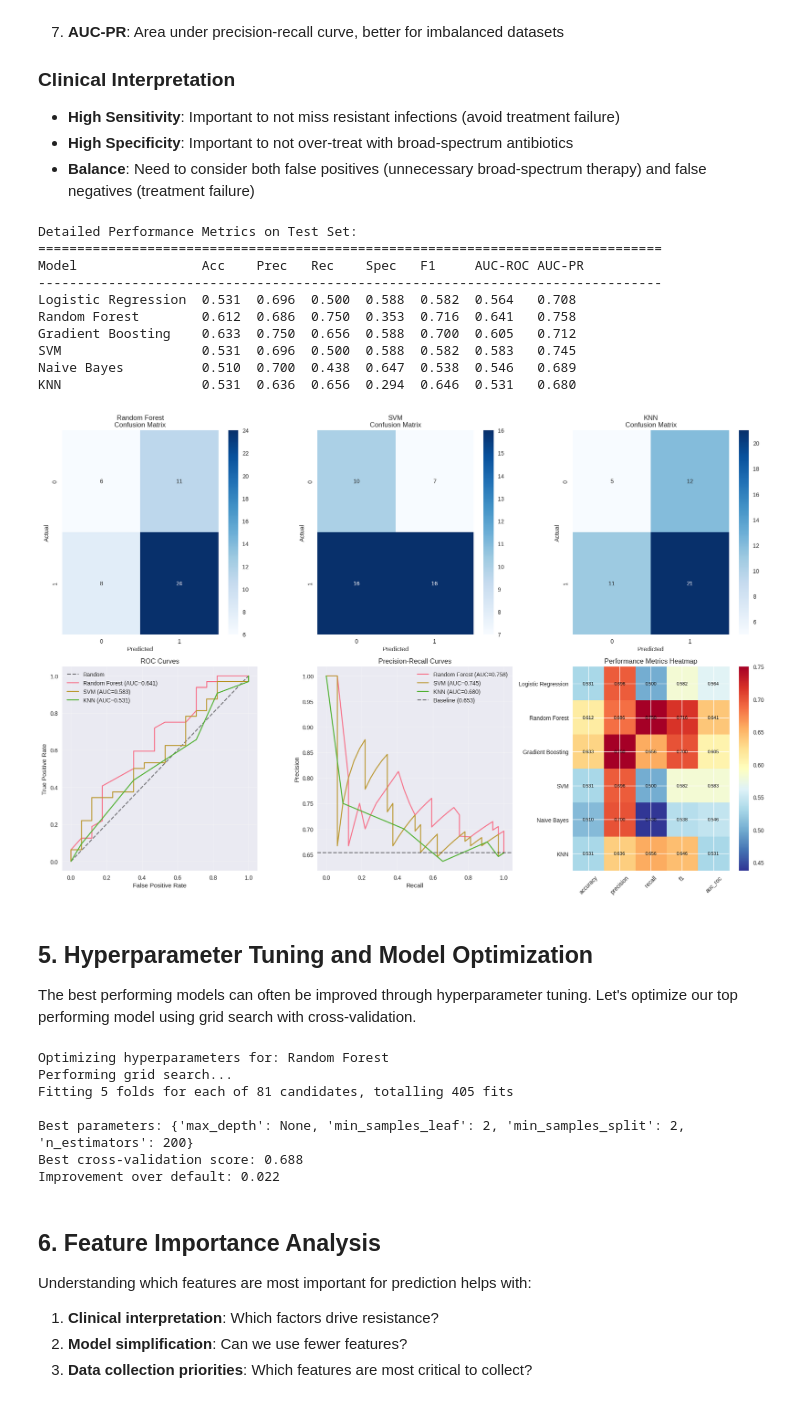
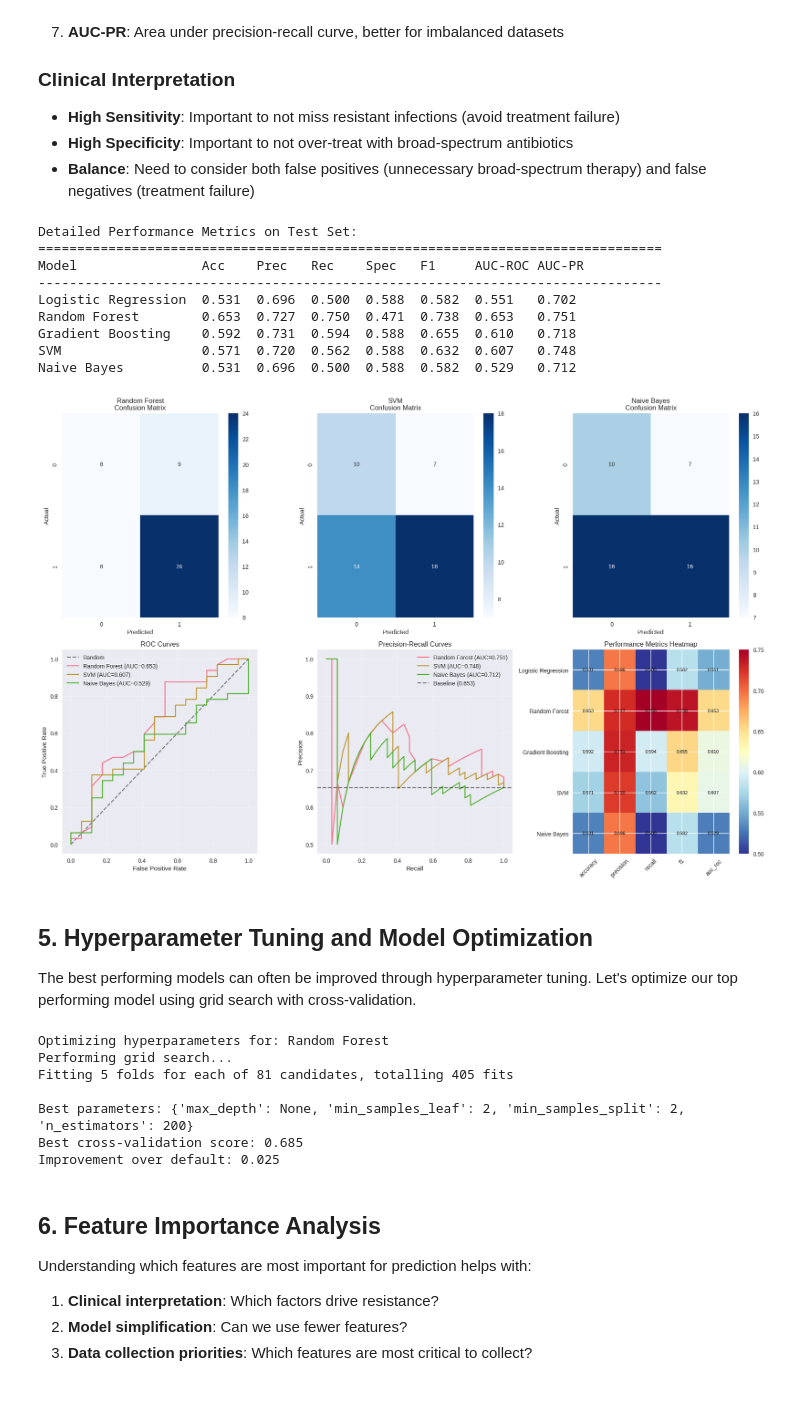
Before and after one commit to JP-GMT/ESCMID_AI_COURSE_2025, a Jupyter notebook: DAY_2/NOTEBOOK/ESCMID_COURSE_DAY_2.ipynb, the cells around one changed output. Cells and saved outputs as stored; diff of their text form; code cells hidden in the pictures.

```diff
--- a/DAY_2/NOTEBOOK/ESCMID_COURSE_DAY_2.ipynb
+++ b/DAY_2/NOTEBOOK/ESCMID_COURSE_DAY_2.ipynb
@@ -300,7 +300,9 @@ Pandas provides a convenient `get_dummies()` function that automatically:
 - Keeps numerical columns unchanged
 # %%
 # Apply one-hot encoding to convert categorical variables to numerical format
-features_encoded = pd.get_dummies(features)
+# note that we are undertaking "drop_first" so that we don't have redundant variables in the table
+# e.g., male = 1, female = 0 --> we can drop one of these variables, as you can't be both!
+features_encoded = pd.get_dummies(features, drop_first=True)
 
 print(f"Original features shape: {features.shape}")
 print(f"Encoded features shape: {features_encoded.shape}")
@@ -445,8 +447,7 @@ models = {
     'Random Forest': RandomForestClassifier(class_weight='balanced', random_state=42, n_estimators=100),
     'Gradient Boosting': GradientBoostingClassifier(random_state=42, n_estimators=100),
     'SVM': SVC(class_weight='balanced', random_state=42, probability=True),
-    'Naive Bayes': GaussianNB(),
-    'KNN': KNeighborsClassifier(n_neighbors=5)
+    'Naive Bayes': GaussianNB()
 }
 
 # For algorithms that benefit from feature scaling
@@ -491,7 +491,7 @@ print("-" * 60)
 
 for name, model in models.items():
     # Use scaled features for algorithms that benefit from it
-    if name in ['Logistic Regression', 'SVM', 'KNN', 'Naive Bayes']:
+    if name in ['Logistic Regression', 'SVM', 'Naive Bayes']:
         X_input = X_scaled
     else:
         X_input = X
@@ -590,7 +588,7 @@ detailed_results = {}
 
 for name, model in models.items():
     # Select appropriate input data
-    if name in ['Logistic Regression', 'SVM', 'KNN', 'Naive Bayes']:
+    if name in ['Logistic Regression', 'SVM', 'Naive Bayes']:
         X_train_input = X_train_scaled
         X_test_input = X_test_scaled
     else:
@@ -637,12 +635,11 @@ Detailed Performance Metrics on Test Set:
 ================================================================================
 Model                Acc    Prec   Rec    Spec   F1     AUC-ROC AUC-PR
 --------------------------------------------------------------------------------
-Logistic Regression  0.531  0.696  0.500  0.588  0.582  0.564   0.708
-Random Forest        0.612  0.686  0.750  0.353  0.716  0.641   0.758
-Gradient Boosting    0.633  0.750  0.656  0.588  0.700  0.605   0.712
-SVM                  0.531  0.696  0.500  0.588  0.582  0.583   0.745
-Naive Bayes          0.510  0.700  0.438  0.647  0.538  0.546   0.689
-KNN                  0.531  0.636  0.656  0.294  0.646  0.531   0.680
+Logistic Regression  0.531  0.696  0.500  0.588  0.582  0.551   0.702
+Random Forest        0.653  0.727  0.750  0.471  0.738  0.653   0.751
+Gradient Boosting    0.592  0.731  0.594  0.588  0.655  0.610   0.718
+SVM                  0.571  0.720  0.562  0.588  0.632  0.607   0.748
+Naive Bayes          0.531  0.696  0.500  0.588  0.582  0.529   0.712
 # %%
 # Create comprehensive visualization of model performance
 fig, axes = plt.subplots(2, 3, figsize=(18, 12))
@@ -652,7 +649,7 @@ top_3_models = [name for name, _, _ in model_ranking[:3]]
 
 for i, model_name in enumerate(top_3_models):
     model = models[model_name]
-    if model_name in ['Logistic Regression', 'SVM', 'KNN', 'Naive Bayes']:
+    if model_name in ['Logistic Regression', 'SVM', 'Naive Bayes']:
         X_train_input = X_train_scaled
         X_test_input = X_test_scaled
     else:
@@ -672,7 +669,7 @@ for i, model_name in enumerate(top_3_models):
 axes[1, 0].plot([0, 1], [0, 1], 'k--', alpha=0.5, label='Random')
 for model_name in top_3_models:
     model = models[model_name]
-    if model_name in ['Logistic Regression', 'SVM', 'KNN', 'Naive Bayes']:
+    if model_name in ['Logistic Regression', 'SVM', 'Naive Bayes']:
         X_test_input = X_test_scaled
     else:
         X_test_input = X_test
@@ -692,7 +689,7 @@ axes[1, 0].grid(True, alpha=0.3)
 # 3. Precision-Recall curves
 for model_name in top_3_models:
     model = models[model_name]
-    if model_name in ['Logistic Regression', 'SVM', 'KNN', 'Naive Bayes']:
+    if model_name in ['Logistic Regression', 'SVM', 'Naive Bayes']:
         X_test_input = X_test_scaled
     else:
         X_test_input = X_test
@@ -710,34 +707,34 @@ baseline = y_test.mean()
 axes[1, 1].axhline(y=baseline, color='k', linestyle='--', alpha=0.5, label=f'Baseline ({baseline:.3f})')
 
 axes[1, 1].set_xlabel('Recall')
 axes[1, 1].set_ylabel('Precision')
 axes[1, 1].set_title('Precision-Recall Curves')
 axes[1, 1].legend()
 axes[1, 1].grid(True, alpha=0.3)
 
 # 4. Metrics comparison
 metrics_comparison = pd.DataFrame(detailed_results).T
 metrics_to_plot = ['accuracy', 'precision', 'recall', 'f1', 'auc_roc']
 metrics_subset = metrics_comparison[metrics_to_plot]
 
 im = axes[1, 2].imshow(metrics_subset.values, cmap='RdYlBu_r', aspect='auto')
 axes[1, 2].set_xticks(range(len(metrics_to_plot)))
 axes[1, 2].set_xticklabels(metrics_to_plot, rotation=45)
 axes[1, 2].set_yticks(range(len(metrics_subset)))
 axes[1, 2].set_yticklabels(metrics_subset.index)
 axes[1, 2].set_title('Performance Metrics Heatmap')
 
 # Add text annotations
 for i in range(len(metrics_subset)):
     for j in range(len(metrics_to_plot)):
         text = axes[1, 2].text(j, i, f'{metrics_subset.iloc[i, j]:.3f}',
                               ha="center", va="center", color="black", fontsize=8)
 
 plt.colorbar(im, ax=axes[1, 2])
 plt.tight_layout()
 plt.show()
 # %% [output]
-[figure, old version]
+[figure, new version]
 # %% [markdown]
 ## 5. Hyperparameter Tuning and Model Optimization
 
@@ -778,7 +775,7 @@ if best_model_name in param_grids:
     param_grid = param_grids[best_model_name]
 
     # Select appropriate input data
-    if best_model_name in ['Logistic Regression', 'SVM', 'KNN', 'Naive Bayes']:
+    if best_model_name in ['Logistic Regression', 'SVM', 'Naive Bayes']:
         X_input = X_scaled
     else:
         X_input = X
@@ -811,8 +808,8 @@ Performing grid search...
 Fitting 5 folds for each of 81 candidates, totalling 405 fits
 
 Best parameters: {'max_depth': None, 'min_samples_leaf': 2, 'min_samples_split': 2, 'n_estimators': 200}
-Best cross-validation score: 0.688
-Improvement over default: 0.022
+Best cross-validation score: 0.685
+Improvement over default: 0.025
 # %% [markdown]
 ## 6. Feature Importance Analysis
 
```
Also changed, not shown: parts of 16 cells of this notebook.
